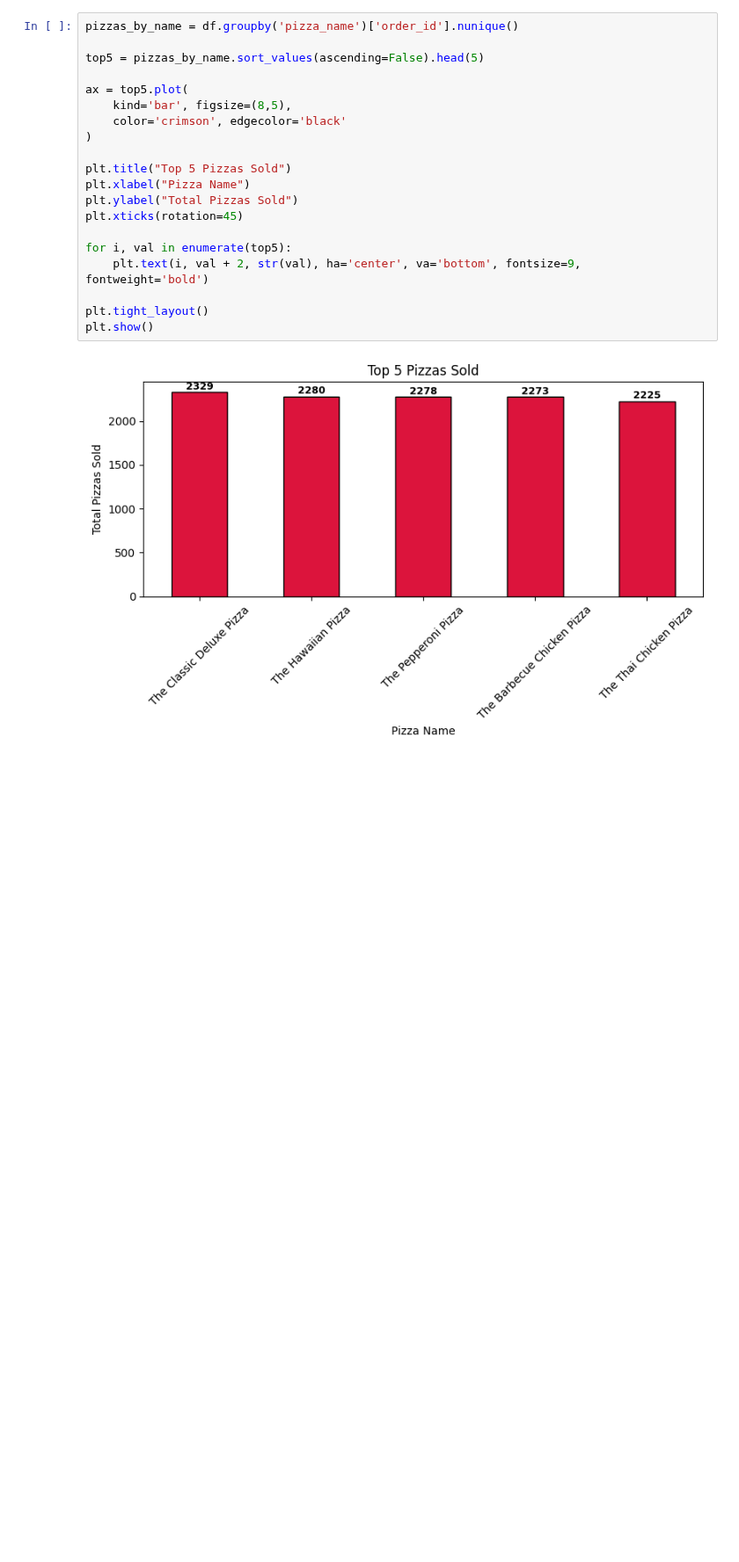
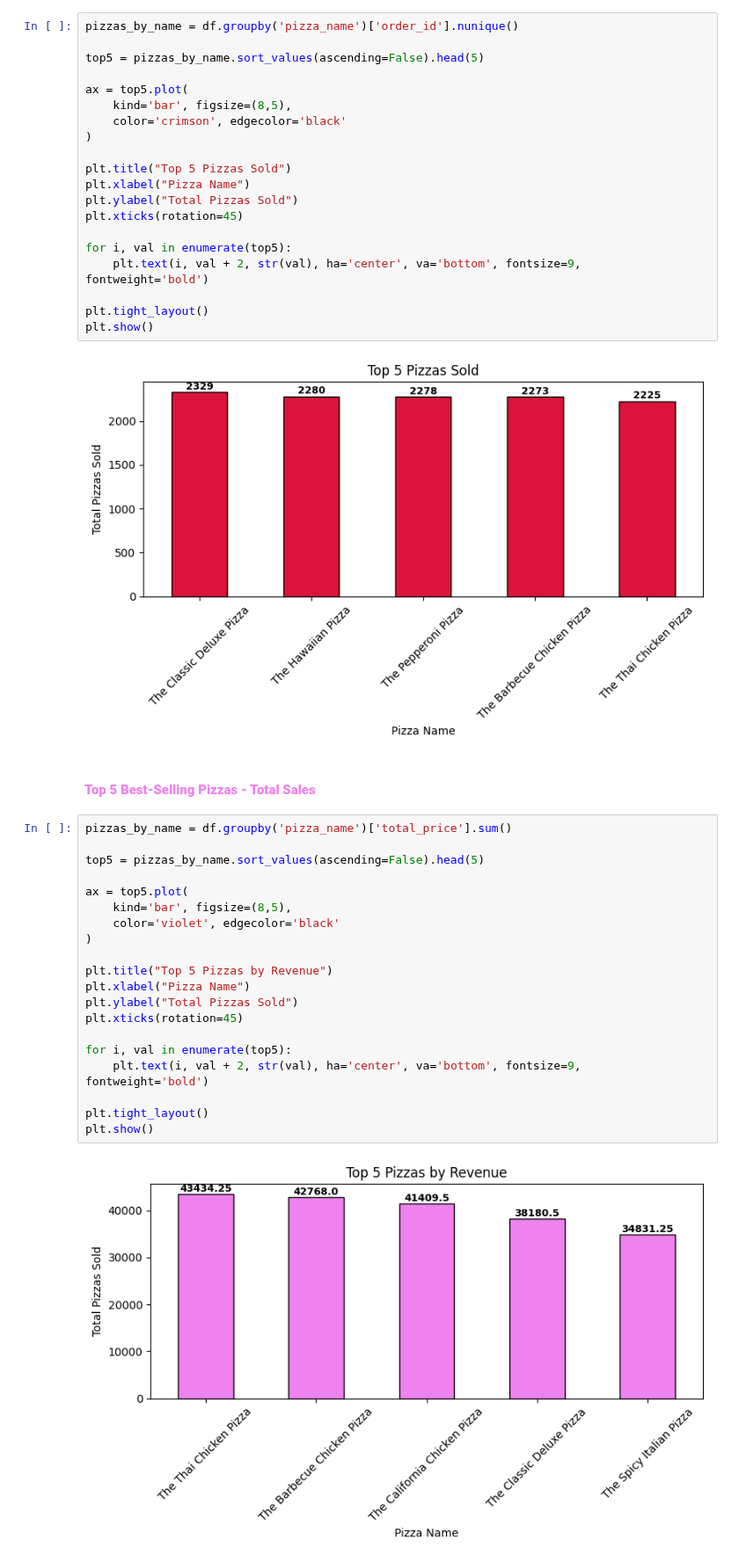
Before and after one commit to AnkitBhagat17/Data_Visualization, a Jupyter notebook: Python Project/Pizaa_Sales.ipynb, the cells around one changed output. Shown at 88% size. Cells and saved outputs as stored; diff of their text form; blank space fills up the shorter version.

Commit message:
Chart's

```diff
--- a/Python Project/Pizaa_Sales.ipynb
+++ b/Python Project/Pizaa_Sales.ipynb
@@ -389,3 +389,27 @@ plt.tight_layout()
 plt.show()
 # %% [output]
 [figure]
+# %% [markdown]
+<h4 style='color:Violet;'><b>Top 5 Best-Selling Pizzas - Total Sales</b></h4>
+# %%
+pizzas_by_name = df.groupby('pizza_name')['total_price'].sum()
+
+top5 = pizzas_by_name.sort_values(ascending=False).head(5)
+
+ax = top5.plot(
+    kind='bar', figsize=(8,5),
+    color='violet', edgecolor='black'
+)
+
+plt.title("Top 5 Pizzas by Revenue")
+plt.xlabel("Pizza Name")
+plt.ylabel("Total Pizzas Sold")
+plt.xticks(rotation=45)
+
+for i, val in enumerate(top5):
+    plt.text(i, val + 2, str(val), ha='center', va='bottom', fontsize=9, fontweight='bold')
+
+plt.tight_layout()
+plt.show()
+# %% [output]
+[figure, added]
```
Also changed, not shown: parts of 2 cells of this notebook.
